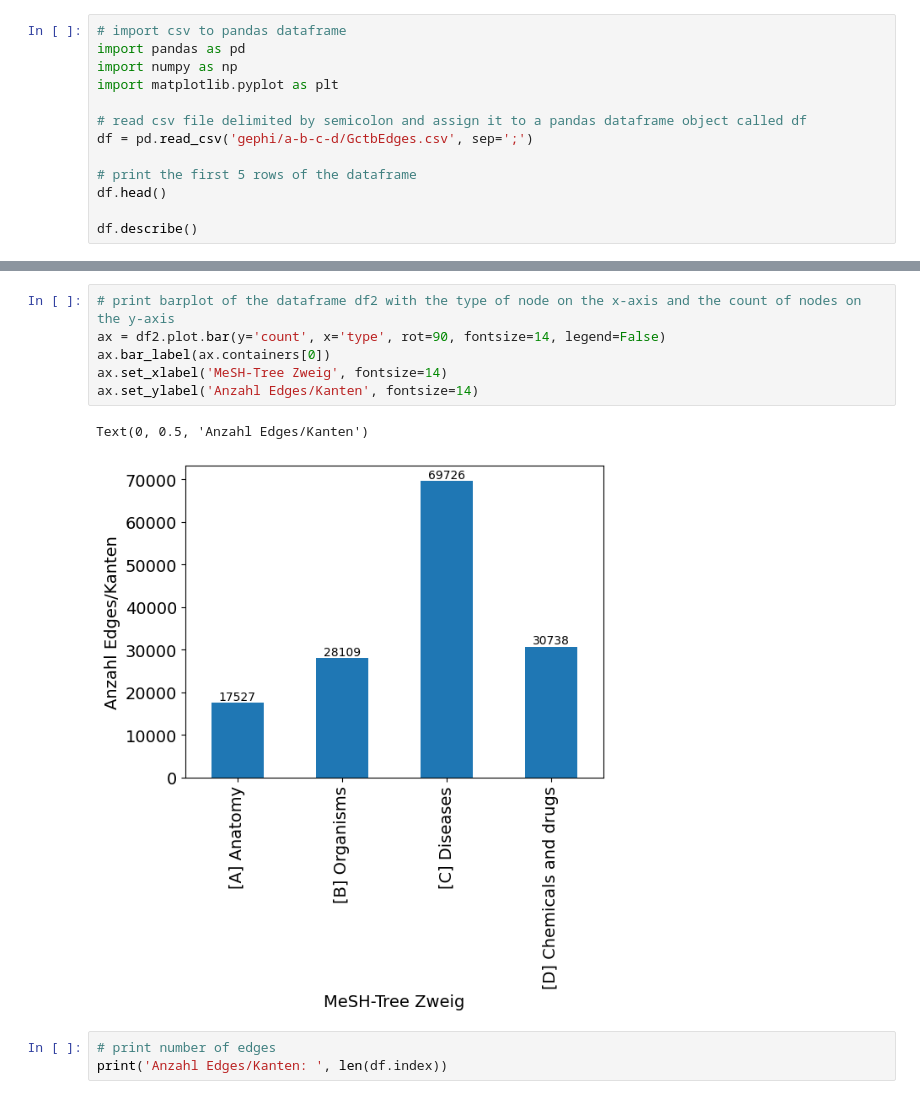
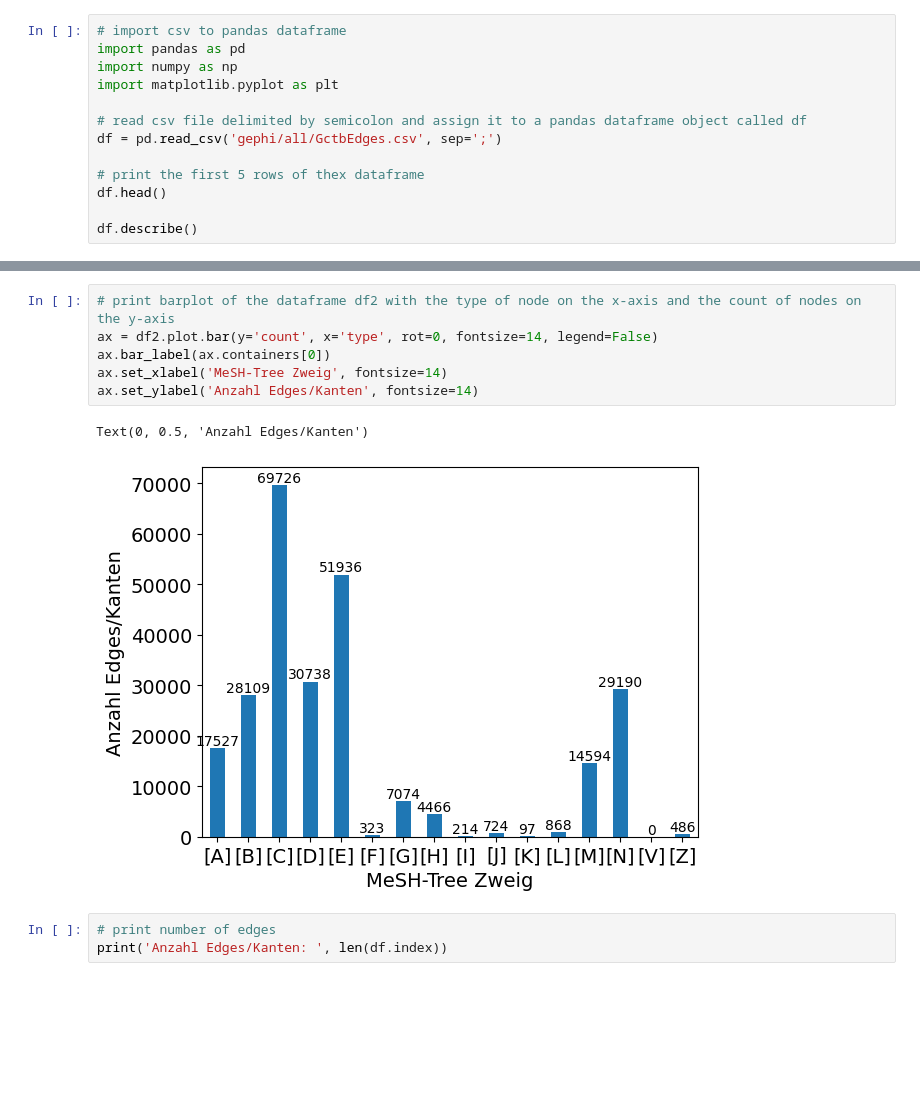
Before and after one commit to hannesbreit/pubmed-scrapper, a Jupyter notebook: descriptive-analysis.ipynb, the cells around one changed output, grey strips where cells are left out. Drawn from its saved outputs; the diff is of its cells as text; blank space fills up the shorter version.

```diff
--- a/descriptive-analysis.ipynb
+++ b/descriptive-analysis.ipynb
@@ -5,9 +5,9 @@ import numpy as np
 import matplotlib.pyplot as plt
 
 # read csv file delimited by semicolon and assign it to a pandas dataframe object called df
-df = pd.read_csv('gephi/a-b-c-d/GctbEdges.csv', sep=';')
+df = pd.read_csv('gephi/all/GctbEdges.csv', sep=';')
 
-# print the first 5 rows of the dataframe
+# print the first 5 rows of thex dataframe
 df.head()
 
 df.describe()
@@ -71,12 +72,12 @@ df2.head()
 # %%
 # print barplot of the dataframe df2 with the type of node on the x-axis and the count of nodes on the y-axis
-ax = df2.plot.bar(y='count', x='type', rot=90, fontsize=14, legend=False)
+ax = df2.plot.bar(y='count', x='type', rot=0, fontsize=14, legend=False)
 ax.bar_label(ax.containers[0])
 ax.set_xlabel('MeSH-Tree Zweig', fontsize=14)
 ax.set_ylabel('Anzahl Edges/Kanten', fontsize=14)
 # %% [output]
 Text(0, 0.5, 'Anzahl Edges/Kanten')
-[figure, old version]
+[figure, new version]
 # %%
 # print number of edges
 print('Anzahl Edges/Kanten: ', len(df.index))
```
Also changed, not shown: parts of 3 cells of this notebook.
